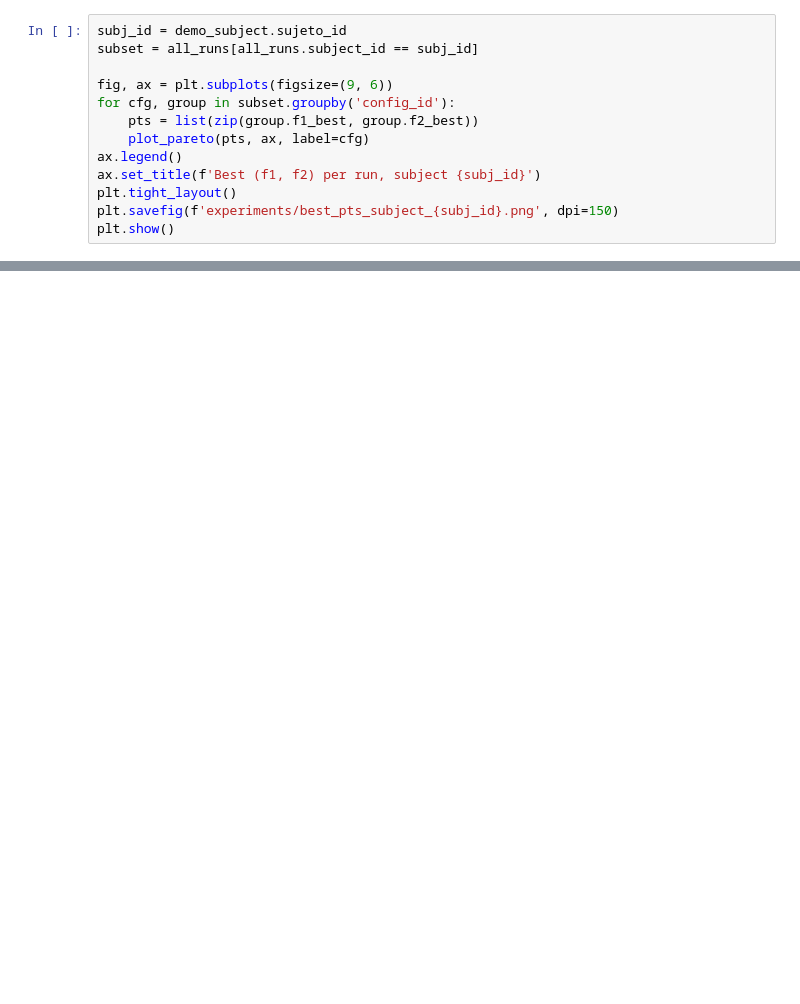
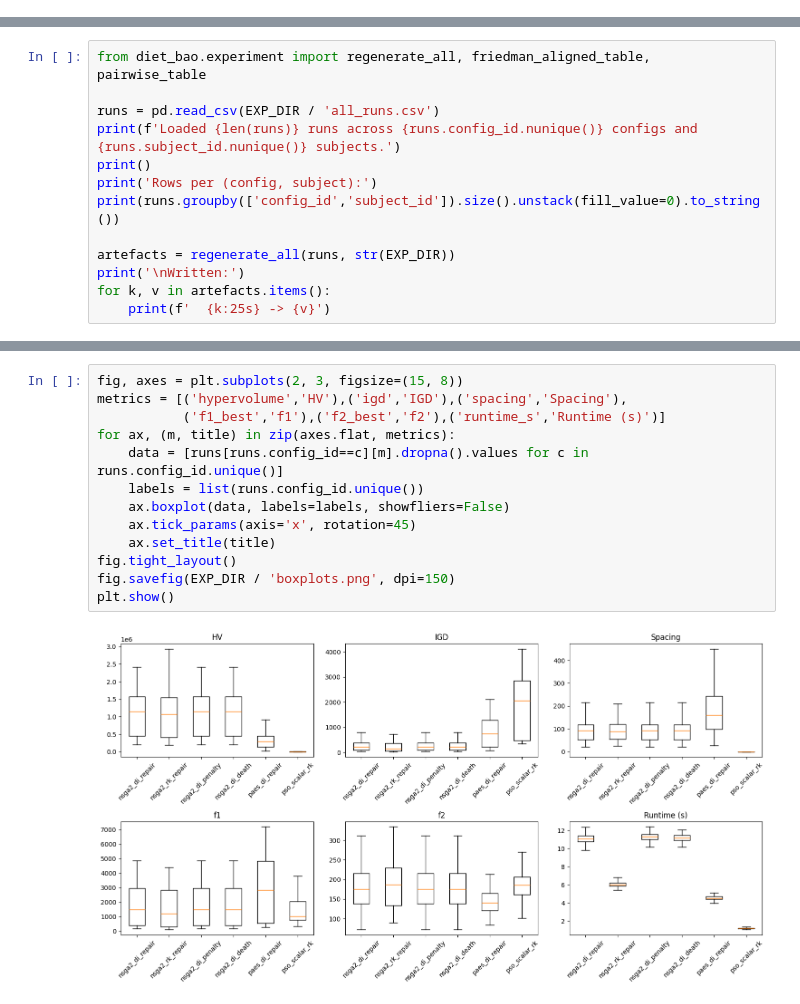
Before and after one commit to gjorgiandonovski/Multi-objective-Diet-Optimization-Problem, a Jupyter notebook: main.ipynb, the cells around one changed output, grey strips where cells are left out. Drawn from its saved outputs; the diff is of its cells as text; blank space fills up the shorter version.

```diff
--- a/main.ipynb
+++ b/main.ipynb
@@ -453,13 +0,0 @@ For the report, the cloud below shows the best (f1, f2) per run for the demo sub
-# %%
-subj_id = demo_subject.sujeto_id
-subset = all_runs[all_runs.subject_id == subj_id]
-
-fig, ax = plt.subplots(figsize=(9, 6))
-for cfg, group in subset.groupby('config_id'):
-    pts = list(zip(group.f1_best, group.f2_best))
-    plot_pareto(pts, ax, label=cfg)
-ax.legend()
-ax.set_title(f'Best (f1, f2) per run, subject {subj_id}')
-plt.tight_layout()
-plt.savefig(f'experiments/best_pts_subject_{subj_id}.png', dpi=150)
-plt.show()
@@ -467,0 +292,13 @@ plt.show()
+# %%
+from diet_bao.experiment import regenerate_all, friedman_aligned_table, pairwise_table
+
+runs = pd.read_csv(EXP_DIR / 'all_runs.csv')
+print(f'Loaded {len(runs)} runs across {runs.config_id.nunique()} configs and {runs.subject_id.nunique()} subjects.')
+print()
+print('Rows per (config, subject):')
+print(runs.groupby(['config_id','subject_id']).size().unstack(fill_value=0).to_string())
+
+artefacts = regenerate_all(runs, str(EXP_DIR))
+print('\nWritten:')
+for k, v in artefacts.items():
+    print(f'  {k:25s} -> {v}')
@@ -467,0 +408,15 @@ plt.show()
+# %%
+fig, axes = plt.subplots(2, 3, figsize=(15, 8))
+metrics = [('hypervolume','HV'),('igd','IGD'),('spacing','Spacing'),
+           ('f1_best','f1'),('f2_best','f2'),('runtime_s','Runtime (s)')]
+for ax, (m, title) in zip(axes.flat, metrics):
+    data = [runs[runs.config_id==c][m].dropna().values for c in runs.config_id.unique()]
+    labels = list(runs.config_id.unique())
+    ax.boxplot(data, labels=labels, showfliers=False)
+    ax.tick_params(axis='x', rotation=45)
+    ax.set_title(title)
+fig.tight_layout()
+fig.savefig(EXP_DIR / 'boxplots.png', dpi=150)
+plt.show()
+# %% [output]
+[figure, added]
```
Also changed, not shown: parts of 39 cells of this notebook, 13 other files.
